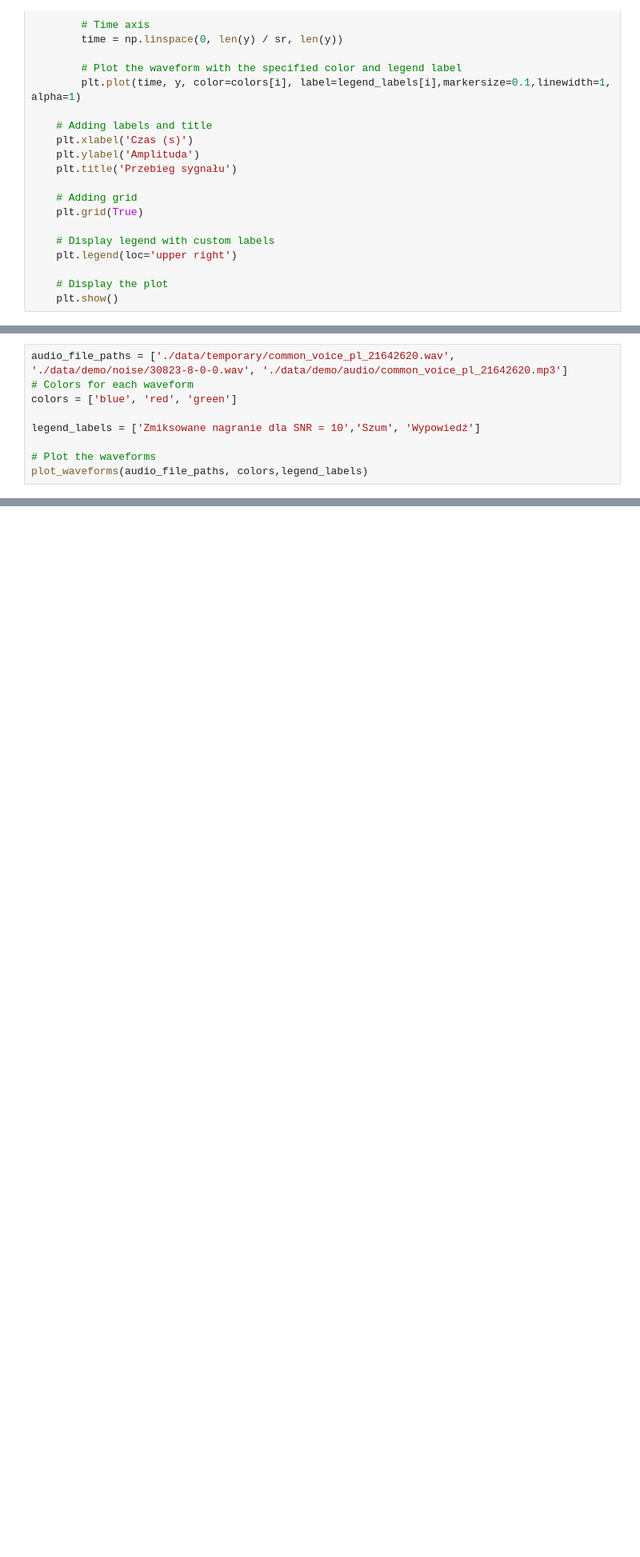
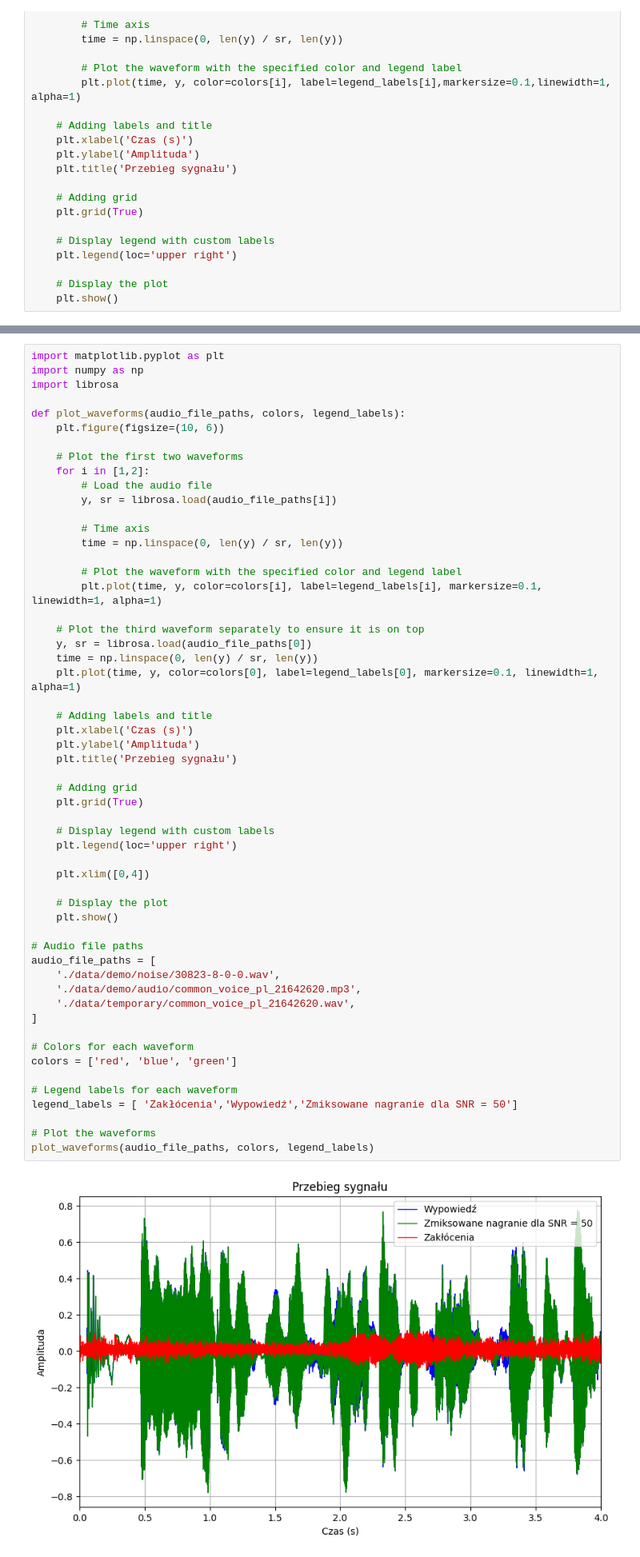
Before and after one commit to eryk0wski/ASR-SNR-Research, a Jupyter notebook: files_to_bachelor.ipynb, the cells around one changed output, grey strips where cells are left out. Shown at 80% size. Saved outputs shown, nothing was run; the diff lists cells and outputs as text; blank space fills up the shorter version.

```diff
--- a/files_to_bachelor.ipynb
+++ b/files_to_bachelor.ipynb
@@ -101,9 +100,0 @@ mixer('./data/demo/audio/common_voice_pl_21642620.mp3','./data/demo/noise/30823-
-# %%
-audio_file_paths = ['./data/temporary/common_voice_pl_21642620.wav', './data/demo/noise/30823-8-0-0.wav', './data/demo/audio/common_voice_pl_21642620.mp3']
-# Colors for each waveform
-colors = ['blue', 'red', 'green']
-
-legend_labels = ['Zmiksowane nagranie dla SNR = 10','Szum', 'Wypowiedź']
-
-# Plot the waveforms
-plot_waveforms(audio_file_paths, colors,legend_labels)
@@ -112,3 +101,60 @@ plot_waveforms(audio_file_paths, colors,legend_labels)
+# %%
+import matplotlib.pyplot as plt
+import numpy as np
+import librosa
+
+def plot_waveforms(audio_file_paths, colors, legend_labels):
+    plt.figure(figsize=(10, 6))
+
+    # Plot the first two waveforms
+    for i in [1,2]:
+        # Load the audio file
+        y, sr = librosa.load(audio_file_paths[i])
+
+        # Time axis
+        time = np.linspace(0, len(y) / sr, len(y))
+
+        # Plot the waveform with the specified color and legend label
+        plt.plot(time, y, color=colors[i], label=legend_labels[i], markersize=0.1, linewidth=1, alpha=1)
+
+    # Plot the third waveform separately to ensure it is on top
+    y, sr = librosa.load(audio_file_paths[0])
+    time = np.linspace(0, len(y) / sr, len(y))
+    plt.plot(time, y, color=colors[0], label=legend_labels[0], markersize=0.1, linewidth=1, alpha=1)
+
+    # Adding labels and title
+    plt.xlabel('Czas (s)')
+    plt.ylabel('Amplituda')
+    plt.title('Przebieg sygnału')
+
+    # Adding grid
+    plt.grid(True)
+
+    # Display legend with custom labels
+    plt.legend(loc='upper right')
+
+    plt.xlim([0,4])
+
+    # Display the plot
+    plt.show()
+
+# Audio file paths
+audio_file_paths = [
+    './data/demo/noise/30823-8-0-0.wav',
+    './data/demo/audio/common_voice_pl_21642620.mp3',
+    './data/temporary/common_voice_pl_21642620.wav',
+]
+
+# Colors for each waveform
+colors = ['red', 'blue', 'green']
+
+# Legend labels for each waveform
+legend_labels = [ 'Zakłócenia','Wypowiedź','Zmiksowane nagranie dla SNR = 50']
+
+# Plot the waveforms
+plot_waveforms(audio_file_paths, colors, legend_labels)
+# %% [output]
+[figure, added]
 # %%
 batch_df = pd.read_csv('./images_to_batch/wykres_1.csv')
 # %%
```
Also changed, not shown: parts of 13 cells of this notebook, 9 other files.
